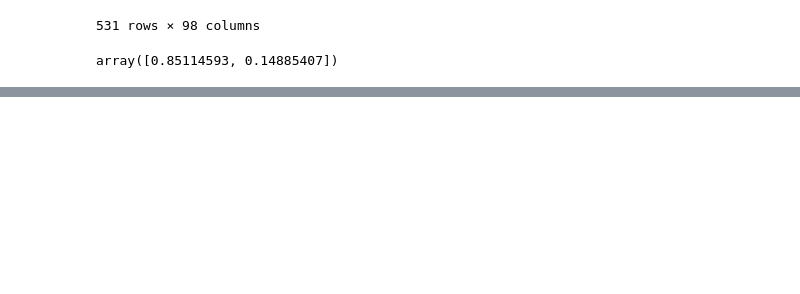
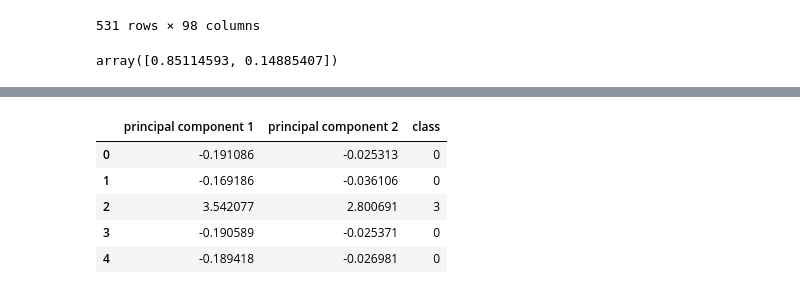
Before and after one commit to AJames93/Unsurpervised-learning-challenge, a Jupyter notebook: crypto_ml.ipynb, the cells around one changed output, grey strips where cells are left out. Drawn from its saved outputs; the diff is of its cells as text; code cells hidden in the pictures; blank space fills up the shorter version.

```diff
--- a/crypto_ml.ipynb
+++ b/crypto_ml.ipynb
@@ -98,0 +121,21 @@ array([0.85114593, 0.14885407])
+# %%
+#predicting clusters with k=4
+#initializing k-means model
+model = KMeans(n_clusters=4, random_state=0)
+
+#fitting the model
+model.fit(df_pca)
+
+#predicting the clusters
+clusters = model.predict(df_pca)
+
+#adding the predicted class column to the dataframe
+df_pca["class"] = model.labels_
+df_pca.head()
+# %% [output]
+|  | principal component 1 | principal component 2 | class |
+| 0 | -0.191086 | -0.025313 | 0 |
+| 1 | -0.169186 | -0.036106 | 0 |
+| 2 | 3.542077 | 2.800691 | 3 |
+| 3 | -0.190589 | -0.025371 | 0 |
+| 4 | -0.189418 | -0.026981 | 0 |
```
Also changed, not shown: parts of 4 cells of this notebook.
